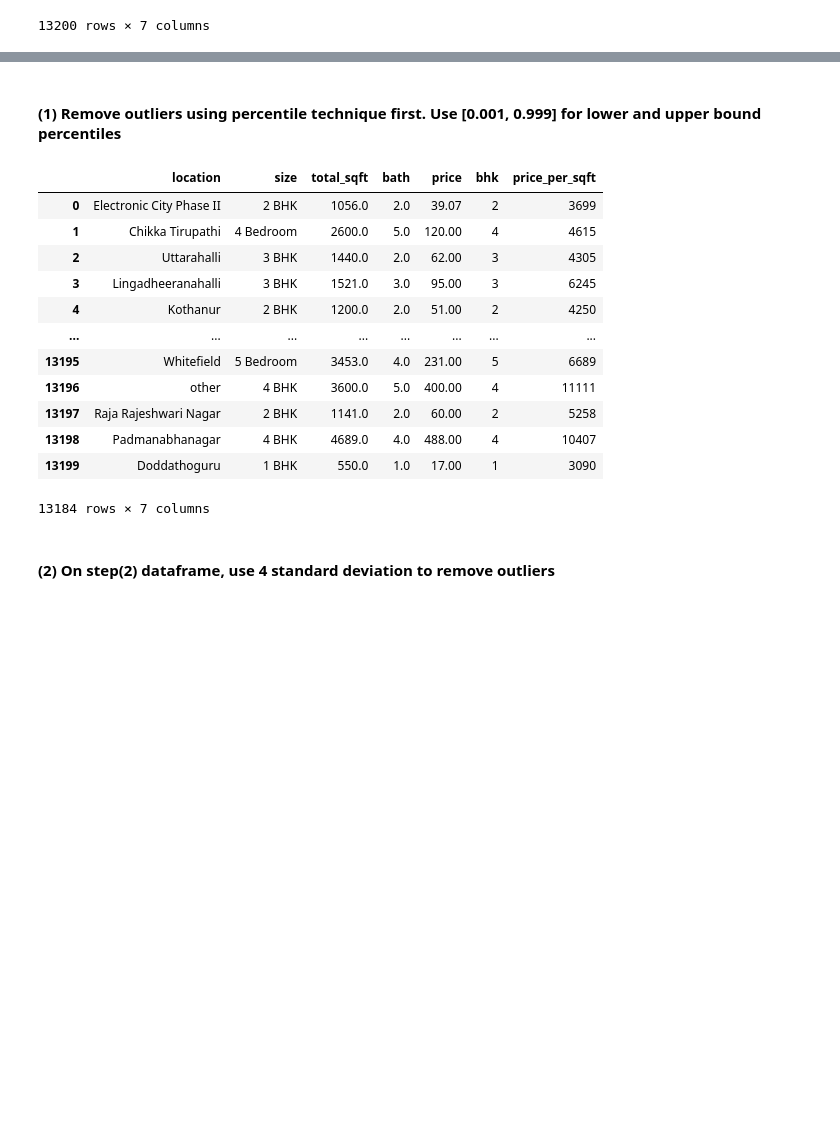
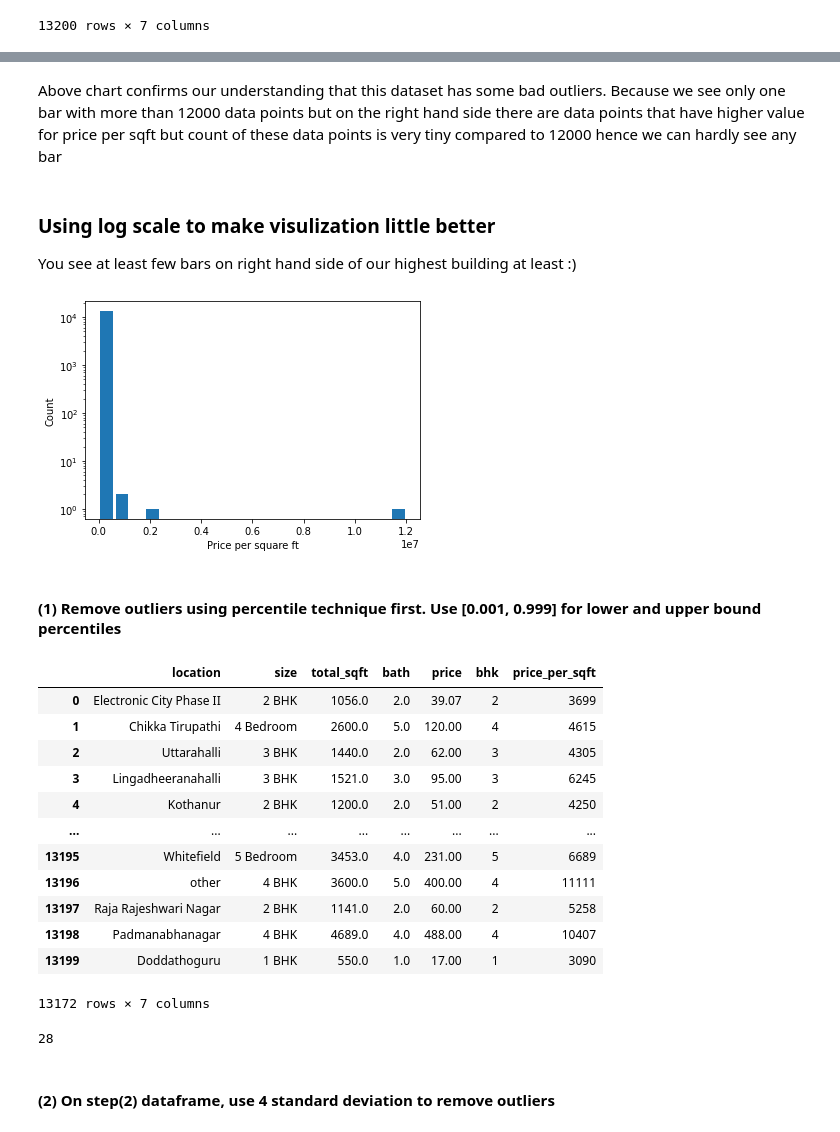
Before and after one commit to rhodapang/Python-Project, a Jupyter notebook: Data Science Feature Engineering by Python.ipynb, the cells around one changed output, grey strips where cells are left out. Saved outputs shown, nothing was run; the diff lists cells and outputs as text; code cells hidden in the pictures; blank space fills up the shorter version.

```diff
--- a/Data Science Feature Engineering by Python.ipynb
+++ b/Data Science Feature Engineering by Python.ipynb
@@ -386,2 +405,15 @@ df_bhp
+# %% [markdown]
+Above chart confirms our understanding that this dataset has some bad outliers. Because we see only one bar with more than 12000 data points but on the right hand side there are data points that have higher value for price per sqft but count of these data points is very tiny compared to 12000 hence we can hardly see any bar
+# %% [markdown]
+### Using log scale to make visulization little better
+You see at least few bars on right hand side of our highest building at least :)
+# %%
+plt.hist(df_bhp.price_per_sqft, bins = 20, rwidth = 0.8)
+plt.xlabel('Price per square ft')
+plt.ylabel('Count')
+plt.yscale('log')
+plt.show()
+# %% [output]
+[figure, added]
 # %% [markdown]
 #### (1) Remove outliers using percentile technique first. Use [0.001, 0.999] for lower and upper bound percentiles
@@ -388,5 +422,5 @@ df_bhp
 # %%
-df_bhp_1 = df_bhp[(df_bhp.price_per_sqft > df_bhp.price_per_sqft.quantile(0.0001)) & (df_bhp.price_per_sqft < df_bhp.price_per_sqft.quantile(0.999))]
+df_bhp_1 = df_bhp[(df_bhp.price_per_sqft > df_bhp.price_per_sqft.quantile(0.001)) & (df_bhp.price_per_sqft < df_bhp.price_per_sqft.quantile(0.999))]
 df_bhp_1
 # %% [output]
 |  | location | size | total_sqft | bath | price | bhk | price_per_sqft |
@@ -401,7 +435,13 @@ df_bhp_1
 | 13197 | Raja Rajeshwari Nagar | 2 BHK | 1141.0 | 2.0 | 60.00 | 2 | 5258 |
 | 13198 | Padmanabhanagar | 4 BHK | 4689.0 | 4.0 | 488.00 | 4 | 10407 |
 | 13199 | Doddathoguru | 1 BHK | 550.0 | 1.0 | 17.00 | 1 | 3090 |
-13184 rows × 7 columns
+13172 rows × 7 columns
+# %%
+# There are 28 ourliers removed from the dataset
+
+df_bhp.shape[0] - df_bhp_1.shape[0]
+# %% [output]
+28
 # %% [markdown]
 #### (2) On step(2) dataframe, use 4 standard deviation to remove outliers
 # %%
```
Also changed, not shown: parts of 7 cells of this notebook.
